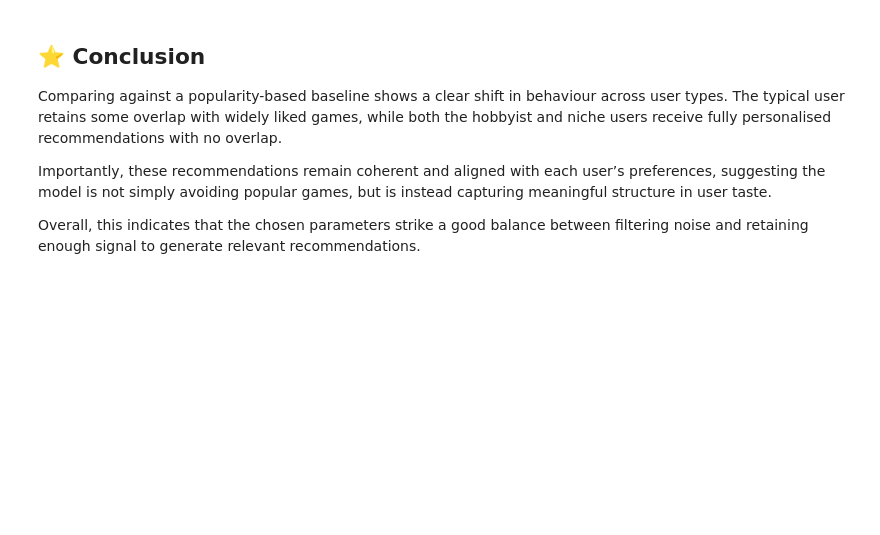
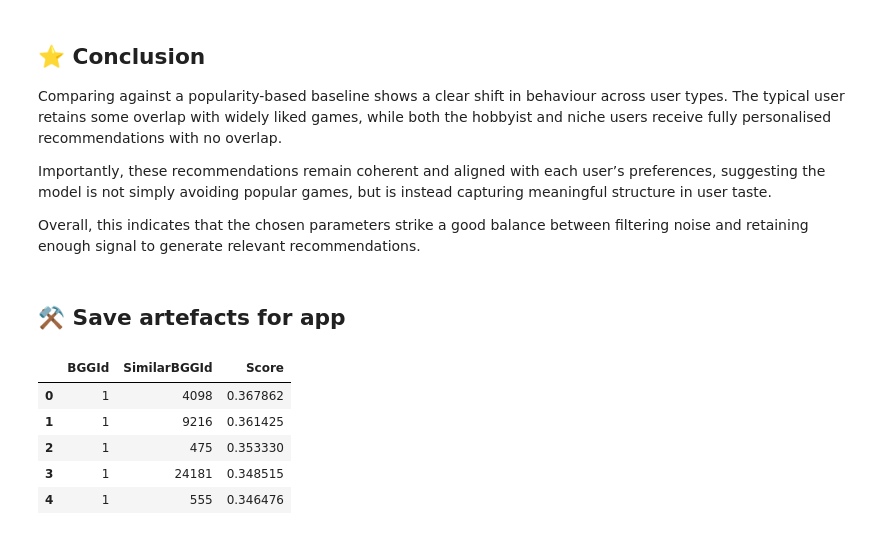
Before and after one commit to keira-p/meeplemind-recommender, a Jupyter notebook: notebooks/07_recommender_scaling.ipynb, the cells around one changed output. Drawn from its saved outputs; the diff is of its cells as text; code cells hidden in the pictures; blank space fills up the shorter version.

```diff
--- a/notebooks/07_recommender_scaling.ipynb
+++ b/notebooks/07_recommender_scaling.ipynb
@@ -822,3 +822,31 @@ Comparing against a popularity-based baseline shows a clear shift in behaviour a
 Importantly, these recommendations remain coherent and aligned with each user’s preferences, suggesting the model is not simply avoiding popular games, but is instead capturing meaningful structure in user taste.
 
 Overall, this indicates that the chosen parameters strike a good balance between filtering noise and retaining enough signal to generate relevant recommendations.
+# %% [markdown]
+## ⚒️ Save artefacts for app
+# %%
+# Convert item_similarity_dict into dataframe
+rows = []
+
+for game_idx, neighbours in item_similarity_dict.items():
+    source_bggid = idx_to_bggid[game_idx]
+
+    for neighbour_idx, score in neighbours:
+        neighbour_bggid = idx_to_bggid[neighbour_idx]
+
+        rows.append({
+            "BGGId": source_bggid,
+            "SimilarBGGId": neighbour_bggid,
+            "Score": score
+        })
+
+item_neighbours_df = pd.DataFrame(rows)
+
+item_neighbours_df.head()
+# %% [output]
+|  | BGGId | SimilarBGGId | Score |
+| 0 | 1 | 4098 | 0.367862 |
+| 1 | 1 | 9216 | 0.361425 |
+| 2 | 1 | 475 | 0.353330 |
+| 3 | 1 | 24181 | 0.348515 |
+| 4 | 1 | 555 | 0.346476 |
```
Also changed, not shown: parts of 1 cell of this notebook.
